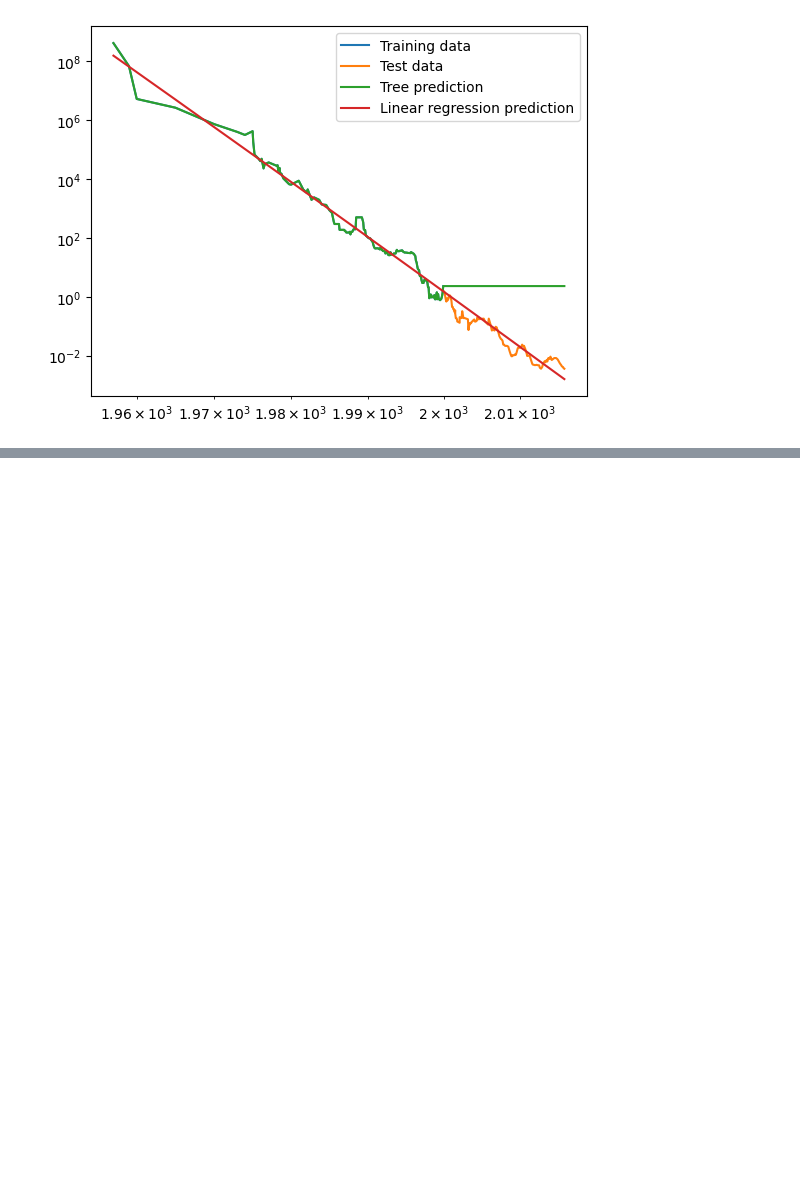
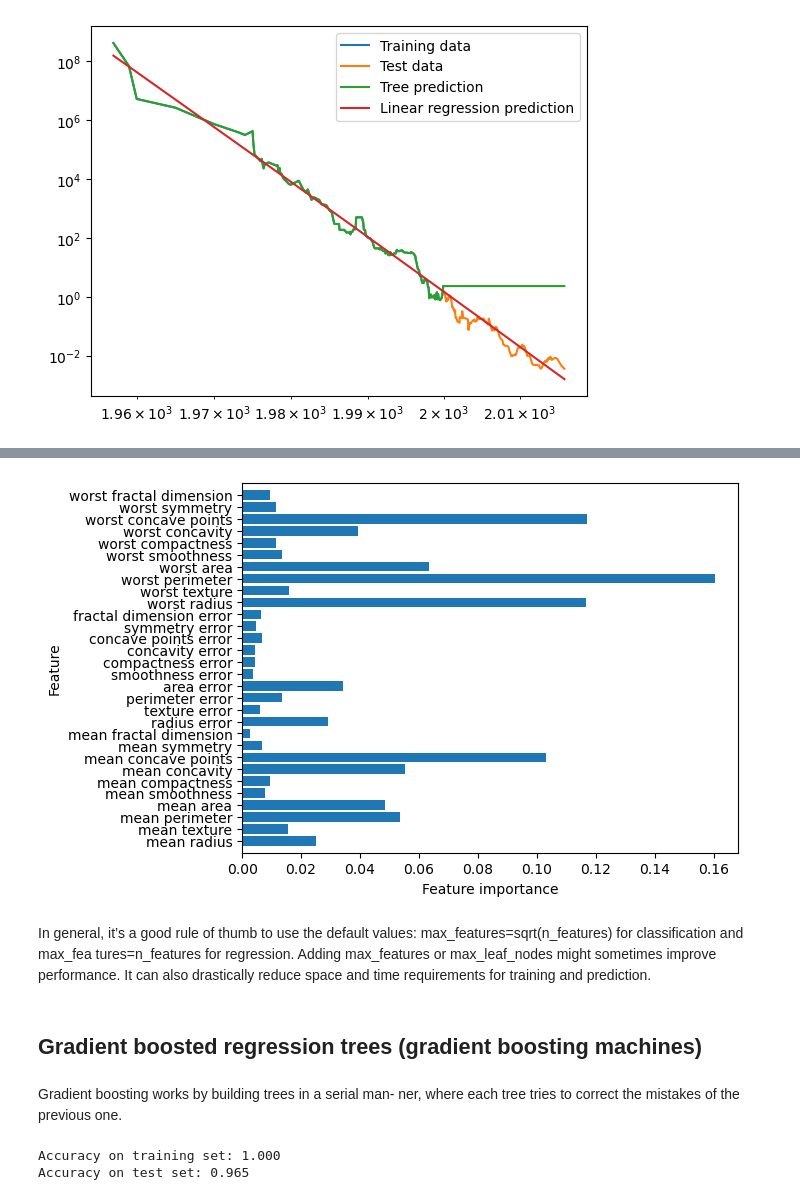
Before and after one commit to Apsie09/ML-Learning-Journey, a Jupyter notebook: Intro to ML with Python/Decision trees.ipynb, the cells around one changed output, grey strips where cells are left out. Drawn from its saved outputs; the diff is of its cells as text; code cells hidden in the pictures; blank space fills up the shorter version.

```diff
--- a/Intro to ML with Python/Decision trees.ipynb
+++ b/Intro to ML with Python/Decision trees.ipynb
@@ -183,0 +208,28 @@ plt.legend()
+# %%
+plot_feature_importances_cancer(forest)
+# %% [output]
+[figure, added]
+# %% [markdown]
+In general, it’s a good rule of thumb to use
+the default values: max_features=sqrt(n_features) for classification and max_fea
+tures=n_features for regression. Adding max_features or max_leaf_nodes might
+sometimes improve performance. It can also drastically reduce space and time
+requirements for training and prediction.
+# %% [markdown]
+## Gradient boosted regression trees (gradient boosting machines)
+# %% [markdown]
+Gradient boosting works by building trees in a serial man‐
+ner, where each tree tries to correct the mistakes of the previous one.
+# %%
+from sklearn.ensemble import GradientBoostingClassifier
+
+X_train, X_test, y_train, y_test = train_test_split(cancer.data, cancer.target, random_state=0)
+
+gbrt = GradientBoostingClassifier(random_state=0)
+gbrt.fit(X_train, y_train)
+
+print("Accuracy on training set: {:.3f}".format(gbrt.score(X_train, y_train)))
+print("Accuracy on test set: {:.3f}".format(gbrt.score(X_test, y_test)))
+# %% [output]
+Accuracy on training set: 1.000
+Accuracy on test set: 0.965
```
Also changed, not shown: parts of 12 cells of this notebook, 2 other files.
